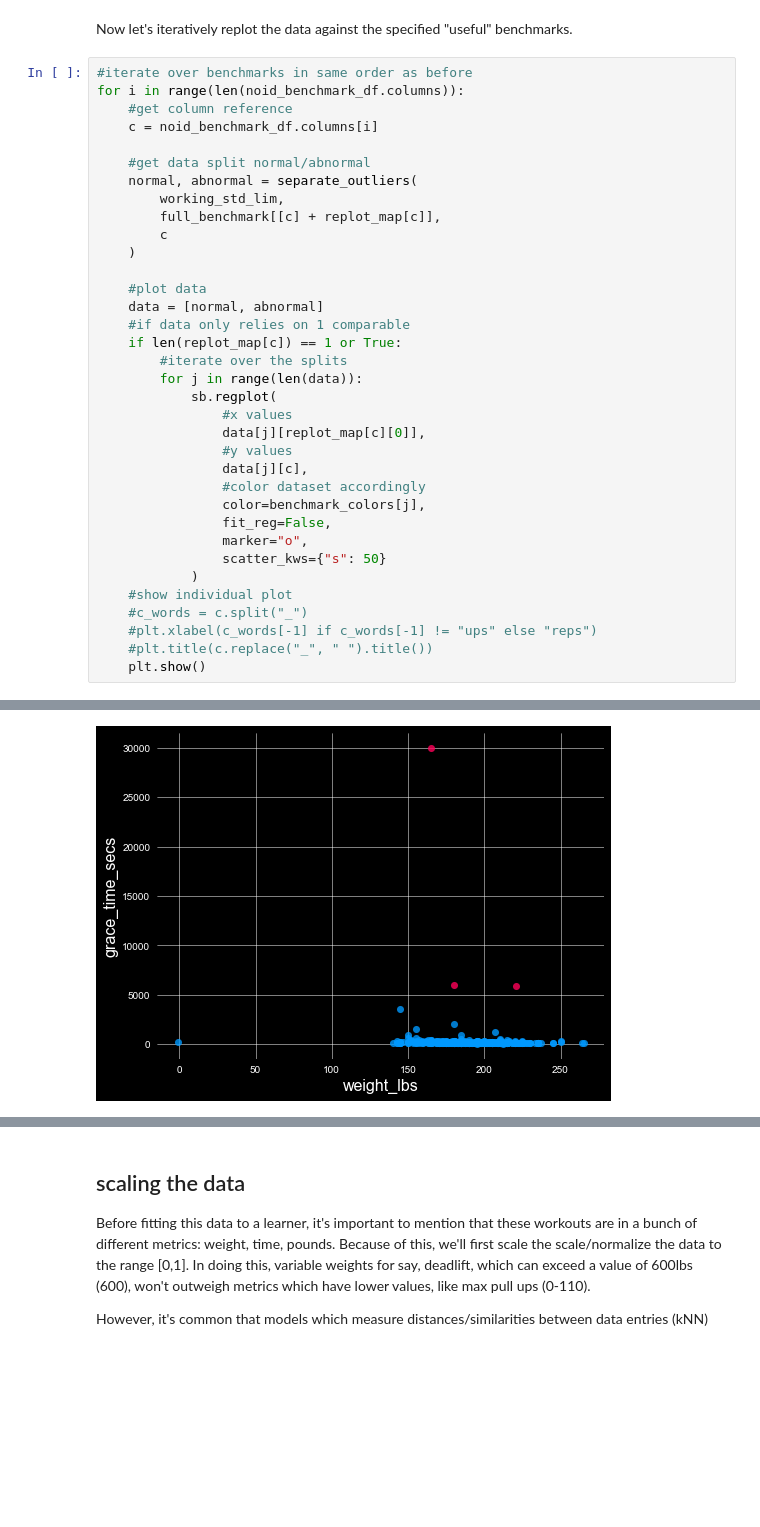
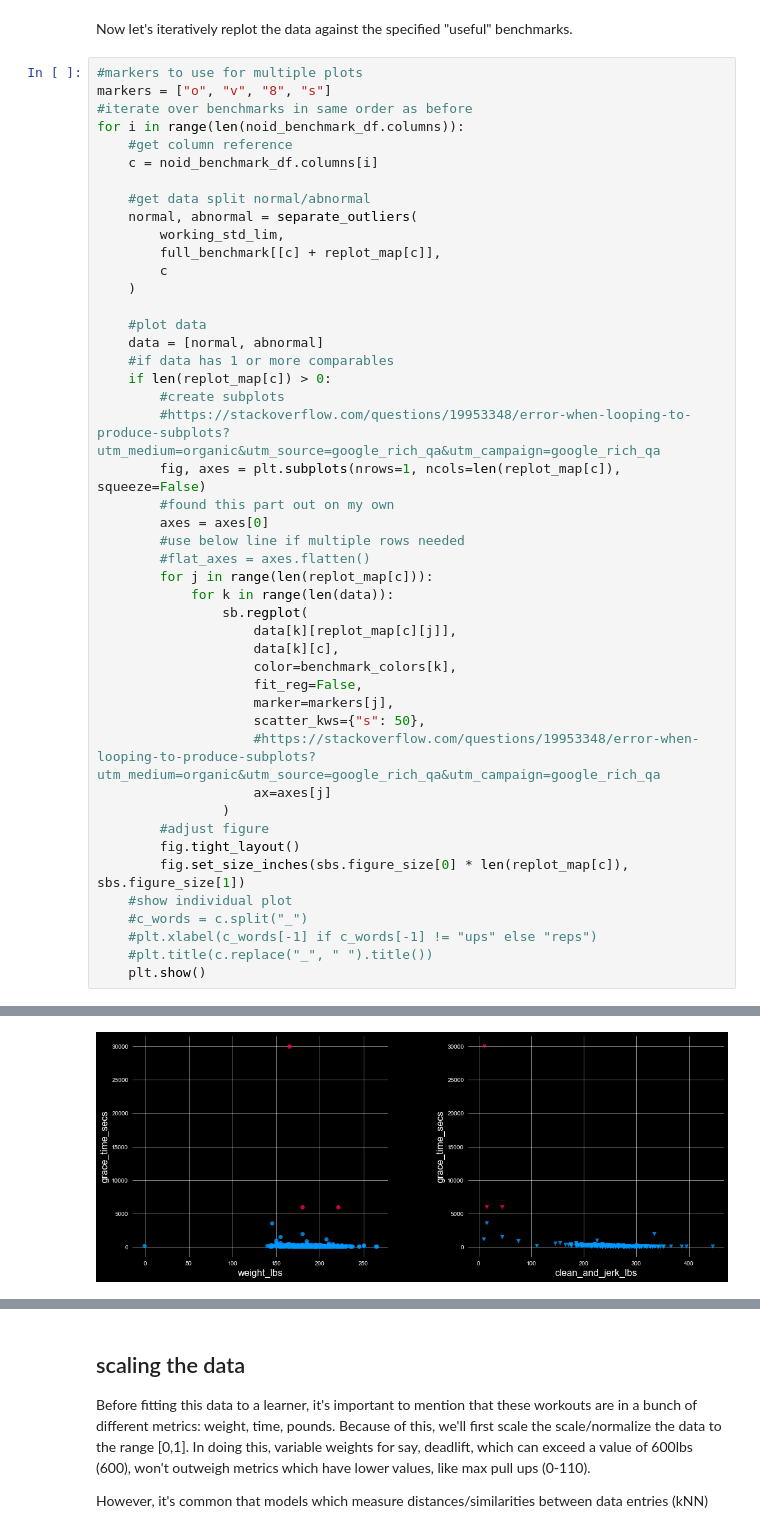
Before and after one commit to zfreedman/crossfit_open_2018, a Jupyter notebook: learning/open_bayesian_regression.ipynb, the cells around one changed output, grey strips where cells are left out. Saved outputs shown, nothing was run; the diff lists cells and outputs as text; blank space fills up the shorter version.

Commit message:
feat: Displaying multiple plots for each benchmark comparable.

```diff
--- a/learning/open_bayesian_regression.ipynb
+++ b/learning/open_bayesian_regression.ipynb
@@ -357,6 +357,8 @@ separate_outliers(
 # %% [markdown]
 Now let's iteratively replot the data against the specified "useful" benchmarks.
 # %%
+#markers to use for multiple plots
+markers = ["o", "v", "8", "s"]
 #iterate over benchmarks in same order as before
 for i in range(len(noid_benchmark_df.columns)):
     #get column reference
@@ -371,21 +373,30 @@ for i in range(len(noid_benchmark_df.columns)):
 
     #plot data
     data = [normal, abnormal]
-    #if data only relies on 1 comparable
-    if len(replot_map[c]) == 1 or True:
-        #iterate over the splits
-        for j in range(len(data)):
-            sb.regplot(
-                #x values
-                data[j][replot_map[c][0]],
-                #y values
-                data[j][c],
-                #color dataset accordingly
-                color=benchmark_colors[j],
-                fit_reg=False,
-                marker="o",
-                scatter_kws={"s": 50}
-            )
+    #if data has 1 or more comparables
+    if len(replot_map[c]) > 0:
+        #create subplots
+        #https://stackoverflow.com/questions/19953348/error-when-looping-to-produce-subplots?utm_medium=organic&utm_source=google_rich_qa&utm_campaign=google_rich_qa
+        fig, axes = plt.subplots(nrows=1, ncols=len(replot_map[c]), squeeze=False)
+        #found this part out on my own
+        axes = axes[0]
+        #use below line if multiple rows needed
+        #flat_axes = axes.flatten()
+        for j in range(len(replot_map[c])):
+            for k in range(len(data)):
+                sb.regplot(
+                    data[k][replot_map[c][j]],
+                    data[k][c],
+                    color=benchmark_colors[k],
+                    fit_reg=False,
+                    marker=markers[j],
+                    scatter_kws={"s": 50},
+                    #https://stackoverflow.com/questions/19953348/error-when-looping-to-produce-subplots?utm_medium=organic&utm_source=google_rich_qa&utm_campaign=google_rich_qa
+                    ax=axes[j]
+                )
+        #adjust figure
+        fig.tight_layout()
+        fig.set_size_inches(sbs.figure_size[0] * len(replot_map[c]), sbs.figure_size[1])
     #show individual plot
     #c_words = c.split("_")
     #plt.xlabel(c_words[-1] if c_words[-1] != "ups" else "reps")
@@ -401 +412 @@ for i in range(len(noid_benchmark_df.columns)):
-[figure, old version]
+[figure, new version]
```
Also changed, not shown: parts of 4 cells of this notebook.
